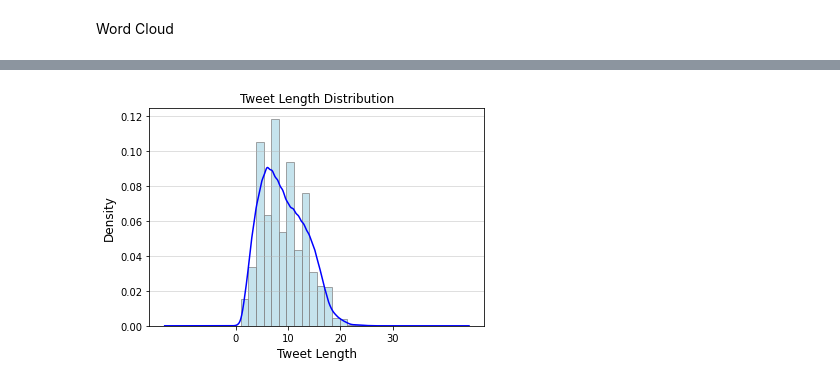
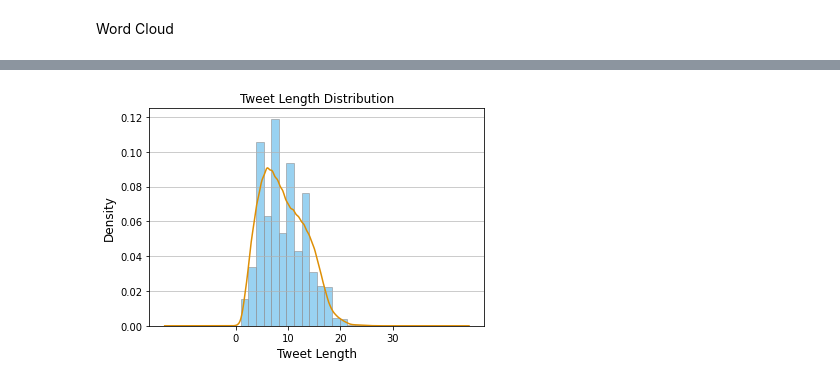
Before and after one commit to MendelinaL/Capstone, a Jupyter notebook: Code Library/Data Exploration.ipynb, the cells around one changed output, grey strips where cells are left out. Drawn from its saved outputs; the diff is of its cells as text; code cells hidden in the pictures.

Commit message:
Export Pre-Processed Data for Data Preparation
Includes Newly Modified Graphs
Added Word Clouds
Export of CSV file

```diff
--- a/Code Library/Data Exploration.ipynb
+++ b/Code Library/Data Exploration.ipynb
@@ -292,0 +289,3 @@ df.shape
+# %%
+clean_tweets_df = pd.DataFrame(clean_tweets_df).join(df['class'])
+clean_tweets_df.shape
@@ -302,7 +309,0 @@ class1.shape
-# %%
-#clean_tweets_df = pd.concat([class1,clean_tweets_df], axis=1)
-#clean_df1 = pd.concat([class1,clean_tweets_df], axis=1)
-#clean_df1.shape
-
-clean_tweets_df = clean_tweets_df.merge(class1, left_index = True, right_index = True)
-clean_tweets_df.shape
@@ -371,23 +374,24 @@ plt.show()
 # %%
 # Density Plot
 
 clean_tweets_df['tweet_length'] = clean_tweets_df['tweet_clean'].apply(lambda x: len(x.split()))
 fig, ax = plt.subplots(figsize=(6, 4))
 
 # Histogram
-ax.hist(clean_tweets_df['tweet_length'], bins=20, density=True, color='lightblue', edgecolor='gray', alpha=0.7)
+ax.hist(clean_tweets_df['tweet_length'], bins=20, density=True, color= '#56b4e9', edgecolor='#949494', alpha=.6)
 
 # KDE
-clean_tweets_df['tweet_length'].plot(kind='kde', color='blue')
+clean_tweets_df['tweet_length'].plot(kind='kde', color='#de8f05')
 
 ax.set_title('Tweet Length Distribution', fontsize=16)
 ax.set_xlabel('Tweet Length', fontsize=12)
 ax.set_ylabel('Density', fontsize=12)
-ax.grid(axis='y', alpha=0.5)
+ax.grid(axis='y', alpha=0.8)
 ax.set_xticks(range(0, max(df['tweet_length'])+1, 10))
 ax.set_xticklabels(range(0, max(df['tweet_length'])+1, 10), fontsize=10)
 
 plt.title('Tweet Length Distribution')
+plt.savefig(eda_path + 'tweet_length_density_plot.png')
 plt.show()
 # %% [output]
-[figure, old version]
+[figure, new version]
```
Also changed, not shown: parts of 17 cells of this notebook, 6 other files.
